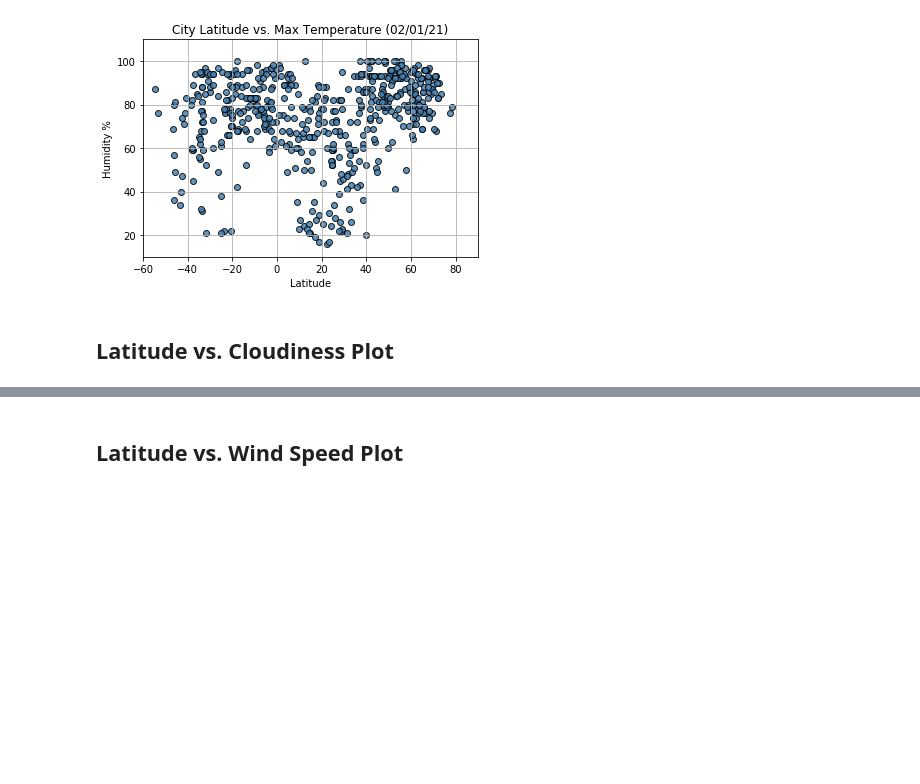
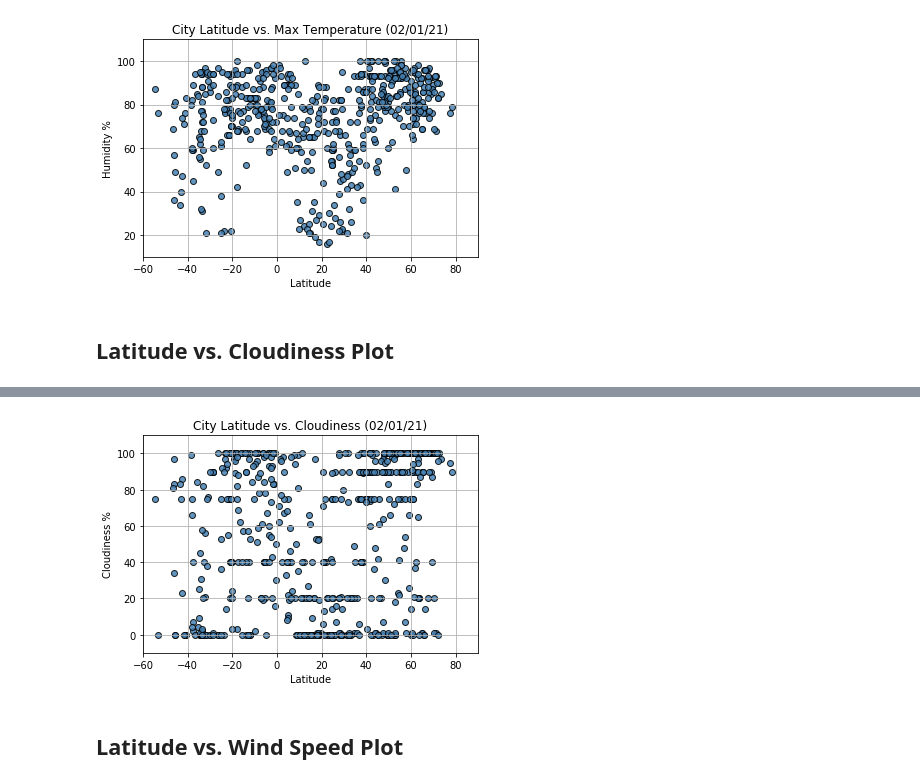
Before and after one commit to vandrade88/python-api-challenge, a Jupyter notebook: WeatherPy/WeatherPy.ipynb, the cells around one changed output, grey strips where cells are left out. Cells and saved outputs as stored; diff of their text form; code cells hidden in the pictures; blank space fills up the shorter version.

```diff
--- a/WeatherPy/WeatherPy.ipynb
+++ b/WeatherPy/WeatherPy.ipynb
@@ -291,3 +288,17 @@ plt.show()
+# %%
+x_values = city_df['Lat']
+y_values = city_df['Cloudiness']
+
+plt.scatter(x_values, y_values, marker="o", facecolors="steelblue", edgecolors="black", alpha = 0.85)
+plt.title('City Latitude vs. Cloudiness (02/01/21)')
+plt.xlabel('Latitude')
+plt.ylabel('Cloudiness %')
+plt.grid(b=True, which='major', axis='both')
+plt.ylim(-10,110)
+plt.xlim(-60,90)
+plt.show()
+# %% [output]
+[figure, added]
 # %% [markdown]
 ## Latitude vs. Wind Speed Plot
 # %%
```
Also changed, not shown: parts of 1 cell of this notebook.
